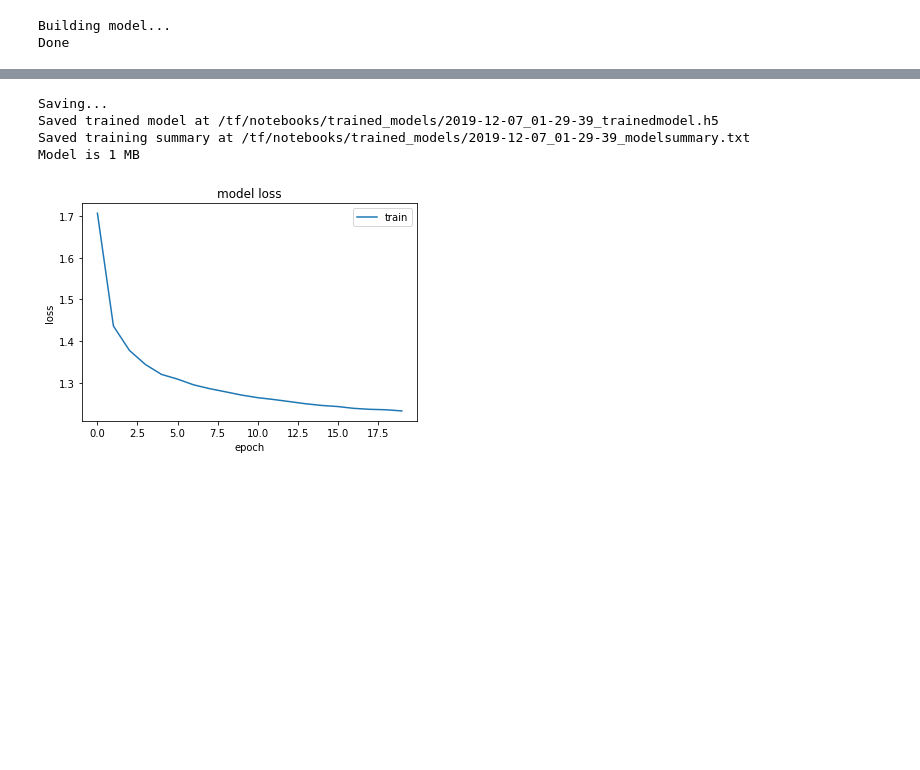
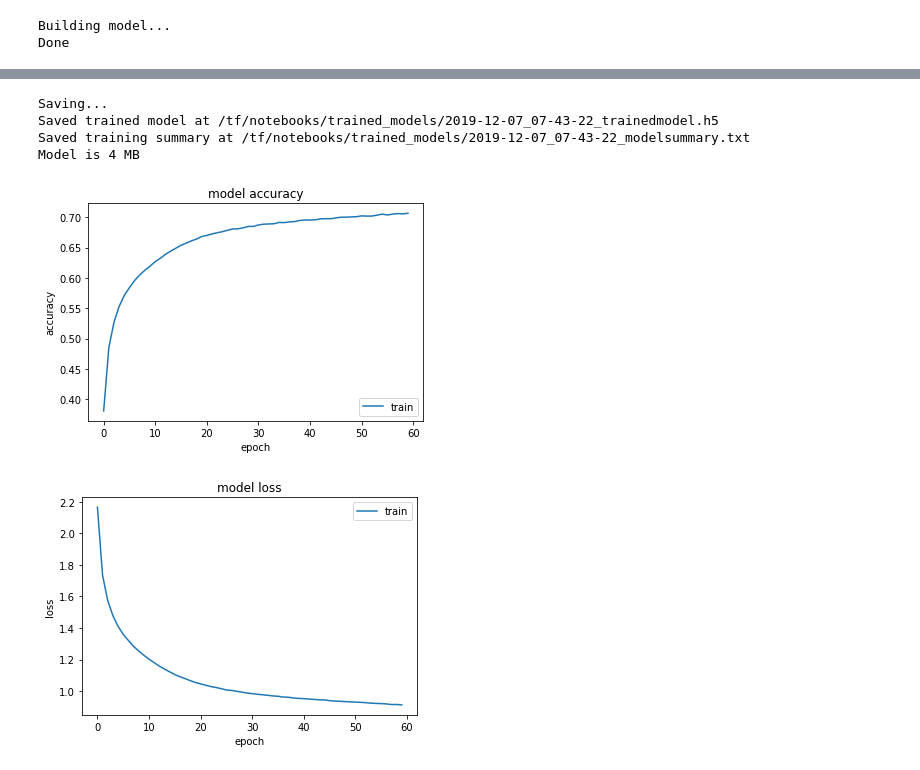
Before and after one commit to kaibrooks/lstm, a Jupyter notebook: lstm.ipynb, the cells around one changed output, grey strips where cells are left out. Cells and saved outputs as stored; diff of their text form; code cells hidden in the pictures; blank space fills up the shorter version.

```diff
--- a/lstm.ipynb
+++ b/lstm.ipynb
@@ -33,9 +35,9 @@ Keras version 2.2.4-tf
 Numpy version 1.17.4
 # %%
 # doin thangs
-epochs=20 #60
+epochs=60 #60
 epochOutput = False
-diversity = [0.2, 0.5, 1.0, 1.2]
+temperature = [0.2, 0.5, 1.0, 1.2]
 
 
 np.seterr(divide='ignore') # ignore divide by zero warnings
@@ -85,20 +94,28 @@ nb sequences: 323172
 Vectorizing...
 Done
 # %%
-# model
+## model
+# this has NO TEST DATASET
+
 print('Building model...')
+#model = Sequential()
+#model.add(LSTM(128, input_shape=(maxlen, len(chars))))
+#model.add(Dense(len(chars), activation='softmax'))
+#optimizer = RMSprop(learning_rate=0.01)
+#model.compile(loss='categorical_crossentropy', optimizer=optimizer)
+
 model = Sequential()
-model.add(LSTM(128, input_shape=(maxlen, len(chars))))
-model.add(Dense(len(chars), activation='softmax'))
-optimizer = RMSprop(learning_rate=0.01)
-model.compile(loss='categorical_crossentropy', optimizer=optimizer)
+model.add(LSTM(256, input_shape=(maxlen, len(chars))))
+model.add(Dropout(0.2))
+model.add(Dense(y.shape[1], activation='softmax'))
+model.compile(loss='categorical_crossentropy', optimizer='adam', metrics=['accuracy'])
+
 print('Done')
 # %% [output]
 Building model...
 Done
 # %%
 # train me
-
 now = datetime.now()
 print("Starting training at", now.strftime("%d-%b-%Y %H:%M:%S"), 'UTC') # lets see how long this takes
 
@@ -118,8 +135,8 @@ def on_epoch_end(epoch, _):
         print('**************************** Generating text after Epoch: %d ****************************' % epoch)
 
         start_index = random.randint(0, len(text) - maxlen - 1)
-        for diversity in [diversity]:
-            print('--------------- diversity: ', diversity, '---------------')
+        for temperature in [temperature]:
+            print('--------------- temperaturediversity: ', temperature, '---------------')
 
             generated = ''
             sentence = text[start_index: start_index + maxlen]
@@ -133,7 +150,7 @@ def on_epoch_end(epoch, _):
                     x_pred[0, t, char_indices[char]] = 1.
 
                 preds = model.predict(x_pred, verbose=0)[0]
-                next_index = sample(preds, diversity)
+                next_index = sample(preds, temperaturediversity)
                 next_char = indices_char[next_index]
 
                 sentence = sentence[1:] + next_char
@@ -142,6 +159,8 @@ def on_epoch_end(epoch, _):
             print()
 
 print_callback = LambdaCallback(on_epoch_end=on_epoch_end)
+
+#es = EarlyStopping(monitor='val_accuracy', mode='max', min_delta=1)
 
 history = model.fit(x, y,
           batch_size=128,
@@ -208,29 +227,30 @@ size = os.path.getsize(model_path) # note how big the model is because they're o
 print('Model is',round(size/1e+6),'MB')
 # %% [output]
 Saving...
-Saved trained model at /tf/notebooks/trained_models/2019-12-07_01-29-39_trainedmodel.h5
-Saved training summary at /tf/notebooks/trained_models/2019-12-07_01-29-39_modelsummary.txt
-Model is 1 MB
+Saved trained model at /tf/notebooks/trained_models/2019-12-07_07-43-22_trainedmodel.h5
+Saved training summary at /tf/notebooks/trained_models/2019-12-07_07-43-22_modelsummary.txt
+Model is 4 MB
 # %%
 ## plot accuracy
-#plt.plot(history.history['accuracy']) # kx or similar Matlab commands for plotting
+plt.plot(history.history['accuracy']) # kx or similar Matlab commands for plotting
 #plt.plot(history.history['val_accuracy'])
-#plt.title('model accuracy')
-#plt.ylabel('accuracy')
-#plt.xlabel('epoch')
-#plt.legend(['train', 'test'], loc='lower right')
-#plt.show()
+plt.title('model accuracy')
+plt.ylabel('accuracy')
+plt.xlabel('epoch')
+plt.legend(['train', 'test'], loc='lower right')
+plt.show()
 
 # plot history
 plt.plot(history.history['loss'])
 #plt.plot(history.history['val_loss'])
 plt.title('model loss')
 plt.ylabel('loss')
 plt.xlabel('epoch')
 plt.legend(['train', 'test'], loc='upper right')
 plt.show()
 # %% [output]
-[figure, old version]
+[figure, new version]
+[figure, added]
 # %%
 ## set for the final output
 start_index = random.randint(0, len(text) - maxlen - 1)
```
Also changed, not shown: parts of 5 cells of this notebook, 5 other files.
